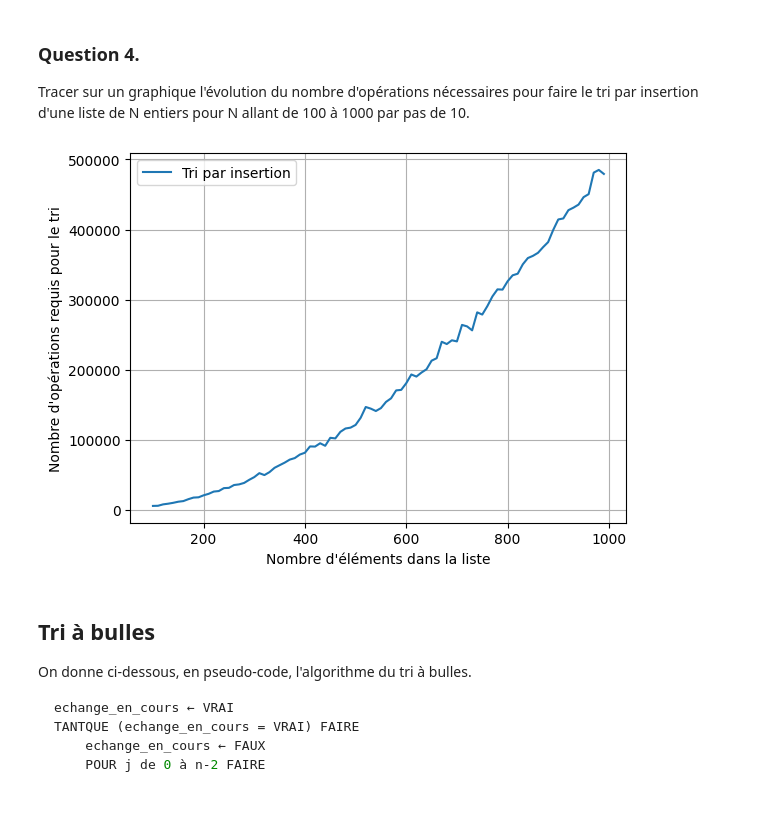
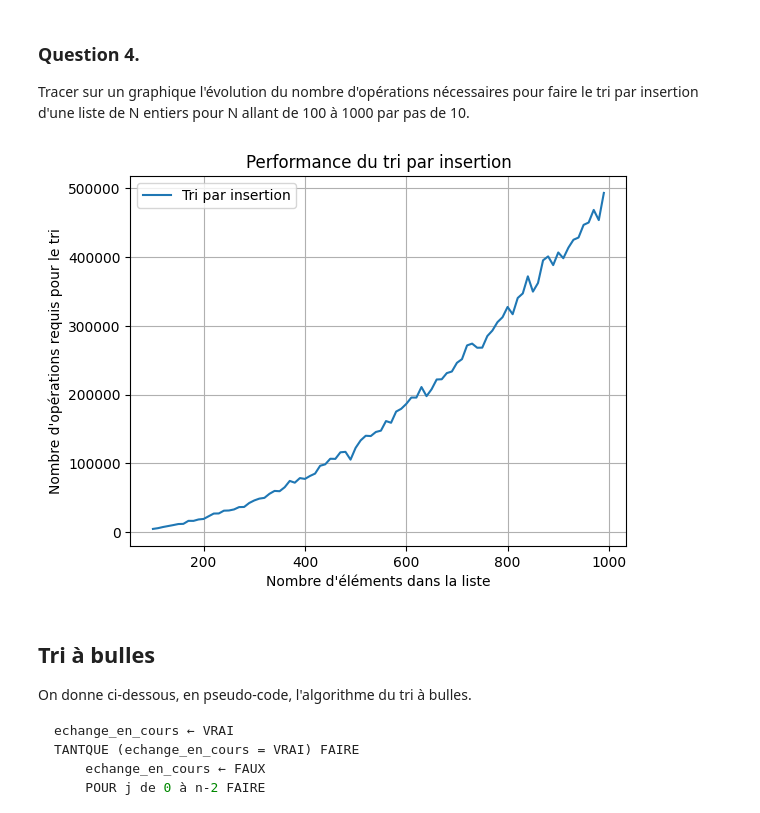
Before and after one commit to tpaviot/Algo, a Jupyter notebook: Algorithmes_De_Tri.ipynb, the cells around one changed output. Drawn from its saved outputs; the diff is of its cells as text; code cells hidden in the pictures.

```diff
--- a/Algorithmes_De_Tri.ipynb
+++ b/Algorithmes_De_Tri.ipynb
@@ -36,6 +49,5 @@ Implémenter l'algorithme précédent dans une fonction `tri_insertion` qui reto
 # %%
-def tri_insertion(input_list):
-    liste = input_list.copy()
+def tri_insertion(liste):
     nb_operations = 0
     for i in range(len(liste)):
         valeur = liste[i]
@@ -71,22 +83,23 @@ Tracer sur un graphique l'évolution du nombre d'opérations nécessaires pour f
 # %%
 import matplotlib.pyplot as plt
 
 liste_N = range(100, 1000, 10)
 nb_ope_insertion = []
 
 for N in liste_N:
     liste_a_trier = list(range(N))
     random.shuffle(liste_a_trier)
     nb_ope_insertion.append(tri_insertion(liste_a_trier)[1])
 
 plt.plot(liste_N, nb_ope_insertion, label="Tri par insertion")
+plt.title("Performance du tri par insertion")
 plt.xlabel("Nombre d'éléments dans la liste")
 plt.ylabel("Nombre d'opérations requis pour le tri")
 plt.legend()
 plt.grid()
 plt.show()
 # %% [output]
-[figure, old version]
+[figure, new version]
 # %% [markdown]
 ## Tri à bulles
 On donne ci-dessous, en pseudo-code, l'algorithme du tri à bulles.
```
Also changed, not shown: parts of 12 cells of this notebook.
